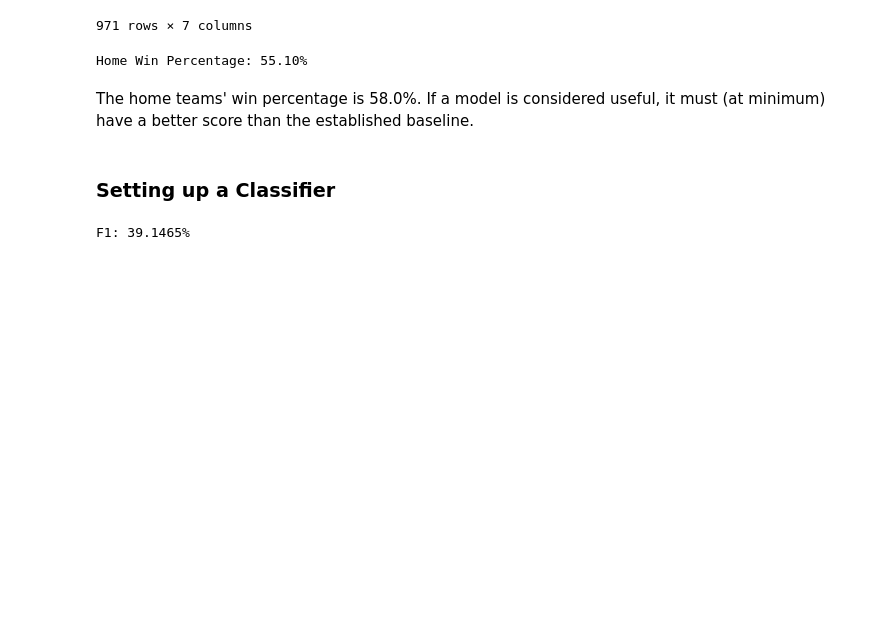
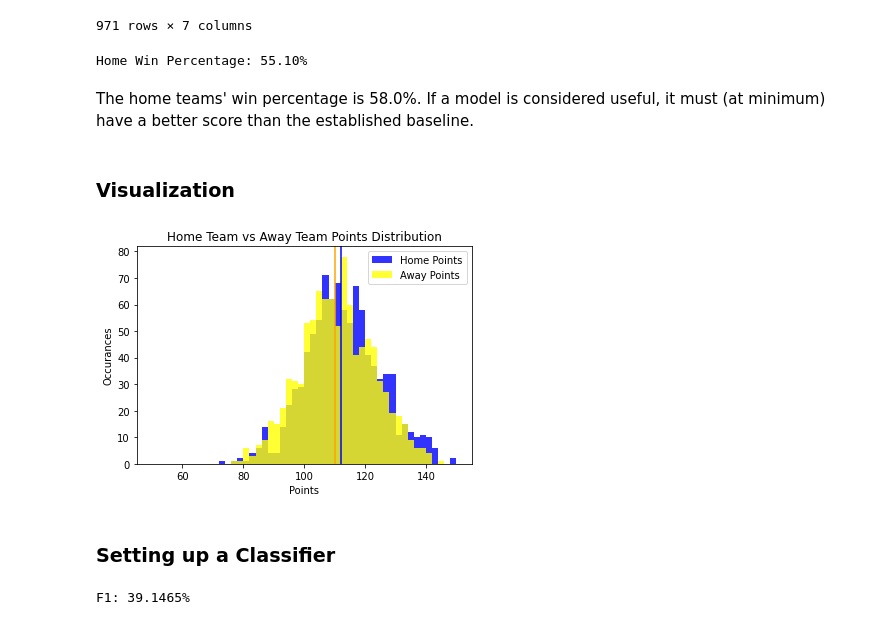
Before and after one commit to immmjack/NBA_Prediction_Restart_2020, a Jupyter notebook: prediction.ipynb, the cells around one changed output. Cells and saved outputs as stored; diff of their text form; code cells hidden in the pictures; blank space fills up the shorter version.

Commit message:
More on EDA and Basic Visualization

```diff
--- a/prediction.ipynb
+++ b/prediction.ipynb
@@ -65,6 +66,24 @@ print('Home Win Percentage: {0:.2f}%'.format(100 * win_percent))
 Home Win Percentage: 55.10%
 # %% [markdown]
 The home teams' win percentage is 58.0%. If a model is considered useful, it must (at minimum) have a better score than the established baseline.
+# %% [markdown]
+### Visualization
+# %%
+plt.hist('Points Home', data = df_Results, bins = 50, range = (50, 150), color = 'blue', alpha = 0.8, label = 'Home Points')
+plt.hist('Points Away', data = df_Results, bins = 50, range = (50, 150), color = 'yellow', alpha = 0.8, label = 'Away Points')
+plt.title('Home Team vs Away Team Points Distribution')
+plt.xlabel('Points')
+plt.ylabel('Occurances')
+plt.legend()
+
+home_median = df_Results['Points Home'].median()
+away_median = df_Results['Points Away'].median()
+plt.axvline(home_median, color = 'blue')
+plt.axvline(away_median, color = 'orange')
+
+plt.show()
+# %% [output]
+[figure, added]
 # %% [markdown]
 ### Setting up a Classifier
 # %%
```
Also changed, not shown: parts of 10 cells of this notebook.
